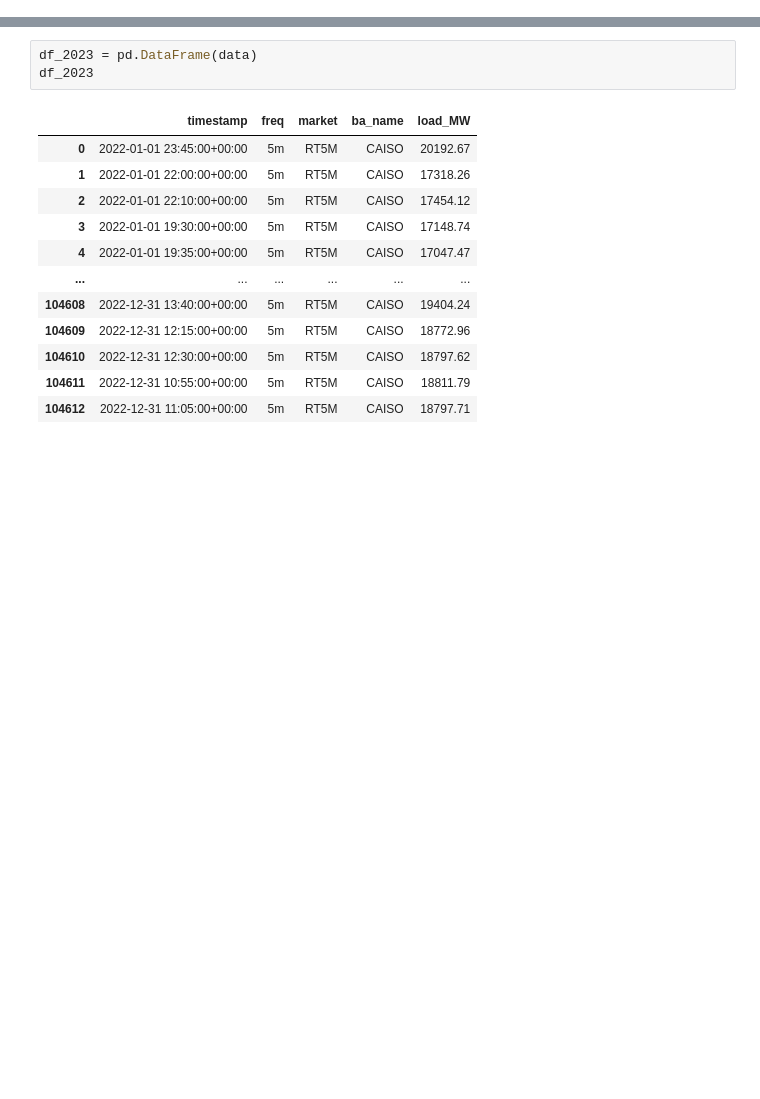
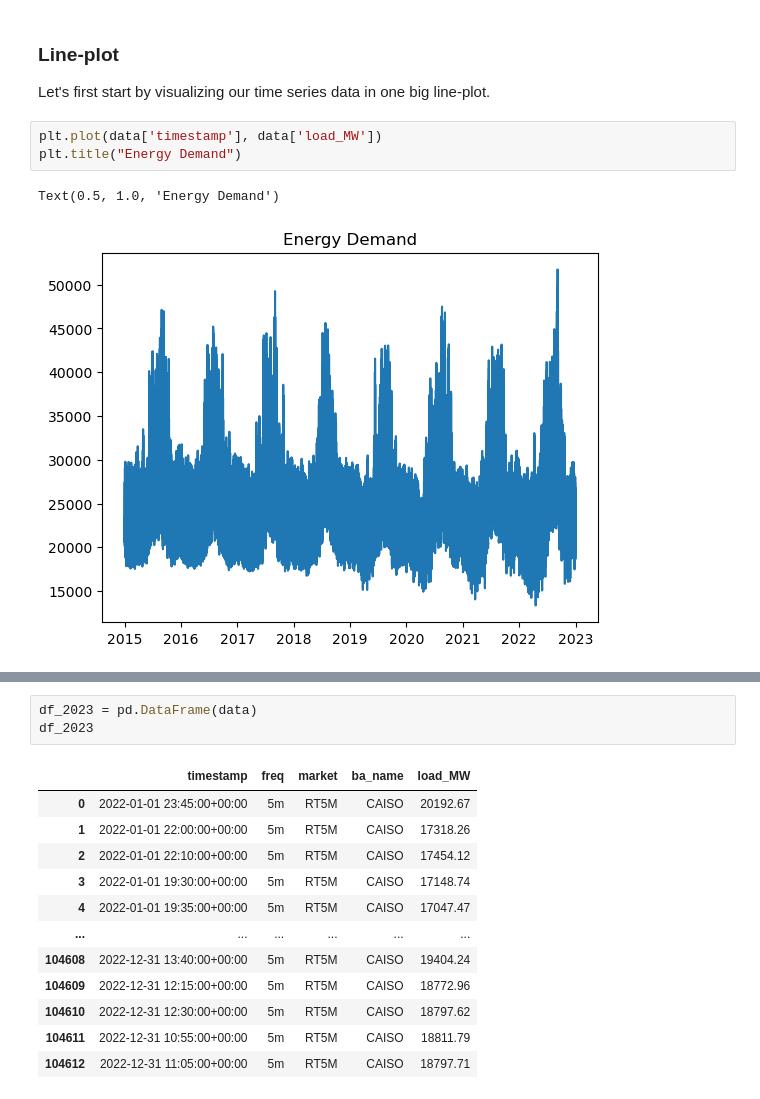
Before and after one commit to abosneaga/renewable_power, a Jupyter notebook: EDA/CAISO_EDA.ipynb, the cells around one changed output, grey strips where cells are left out. Drawn from its saved outputs; the diff is of its cells as text; blank space fills up the shorter version.

```diff
--- a/EDA/CAISO_EDA.ipynb
+++ b/EDA/CAISO_EDA.ipynb
@@ -10,0 +90,10 @@ pd.read_csv()
+# %% [markdown]
+### Line-plot
+
+Let's first start by visualizing our time series data in one big line-plot.
+# %%
+plt.plot(data['timestamp'], data['load_MW'])
+plt.title("Energy Demand")
+# %% [output]
+Text(0.5, 1.0, 'Energy Demand')
+[figure, added]
```
Also changed, not shown: parts of 42 cells of this notebook.
